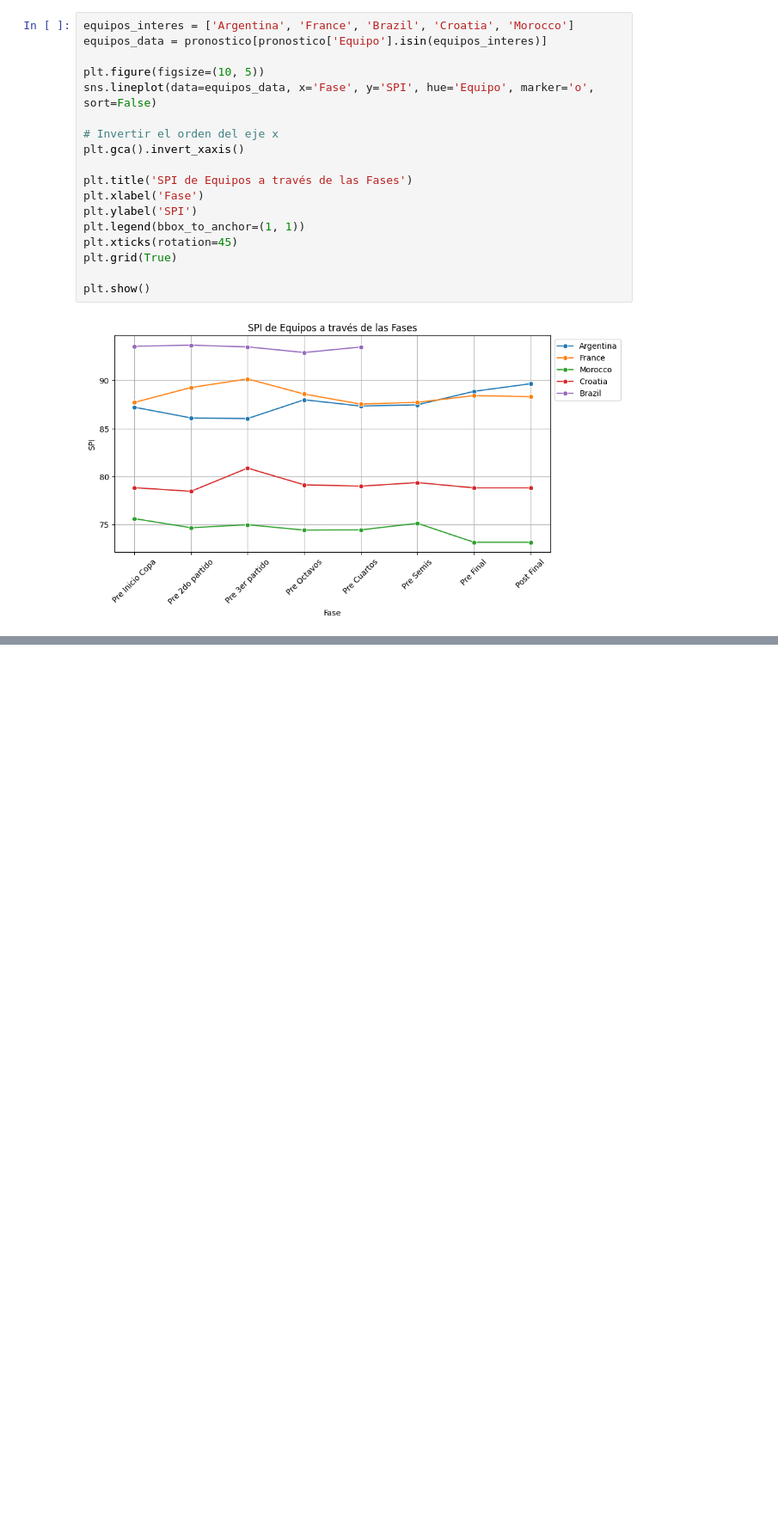
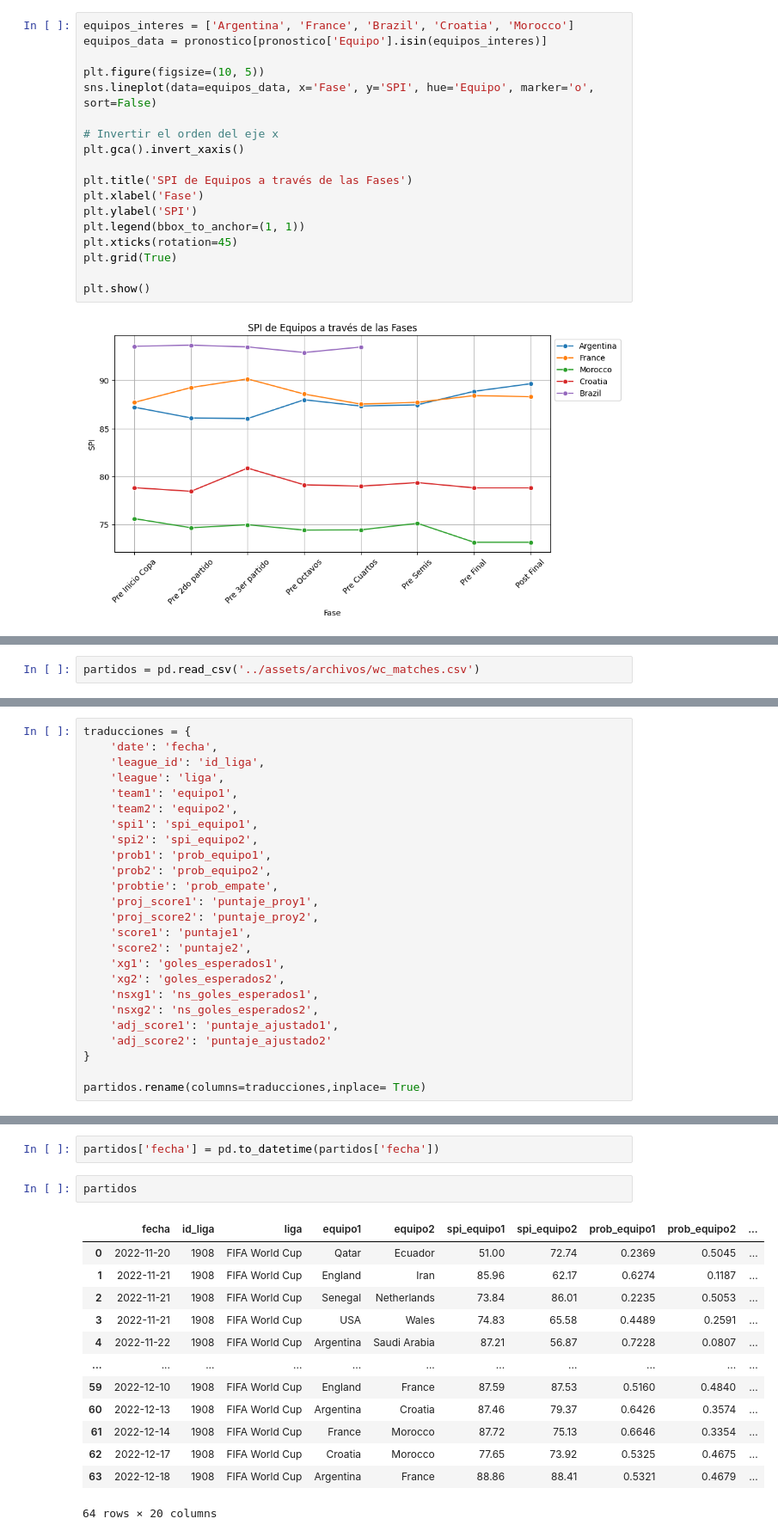
Before and after one commit to valenrosito/TP-Fundamentos_Ciencia_de_Datos, a Jupyter notebook: src/TP.ipynb, the cells around one changed output, grey strips where cells are left out. Shown at 86% size. Cells and saved outputs as stored; diff of their text form; blank space fills up the shorter version.

Commit message:
Carga de partido y limpieza del dataset

```diff
--- a/src/TP.ipynb
+++ b/src/TP.ipynb
@@ -143,0 +148,2 @@ plt.show()
+# %%
+partidos = pd.read_csv('../assets/archivos/wc_matches.csv')
@@ -143,0 +154,25 @@ plt.show()
+# %%
+traducciones = {
+    'date': 'fecha',
+    'league_id': 'id_liga',
+    'league': 'liga',
+    'team1': 'equipo1',
+    'team2': 'equipo2',
+    'spi1': 'spi_equipo1',
+    'spi2': 'spi_equipo2',
+    'prob1': 'prob_equipo1',
+    'prob2': 'prob_equipo2',
+    'probtie': 'prob_empate',
+    'proj_score1': 'puntaje_proy1',
+    'proj_score2': 'puntaje_proy2',
+    'score1': 'puntaje1',
+    'score2': 'puntaje2',
+    'xg1': 'goles_esperados1',
+    'xg2': 'goles_esperados2',
+    'nsxg1': 'ns_goles_esperados1',
+    'nsxg2': 'ns_goles_esperados2',
+    'adj_score1': 'puntaje_ajustado1',
+    'adj_score2': 'puntaje_ajustado2'
+}
+
+partidos.rename(columns=traducciones,inplace= True)
@@ -143,0 +204,18 @@ plt.show()
+# %%
+partidos['fecha'] = pd.to_datetime(partidos['fecha'])
+# %%
+partidos
+# %% [output]
+|  | fecha | id_liga | liga | equipo1 | equipo2 | spi_equipo1 | spi_equipo2 | prob_equipo1 | prob_equipo2 | ... |
+| 0 | 2022-11-20 | 1908 | FIFA World Cup | Qatar | Ecuador | 51.00 | 72.74 | 0.2369 | 0.5045 | ... |
+| 1 | 2022-11-21 | 1908 | FIFA World Cup | England | Iran | 85.96 | 62.17 | 0.6274 | 0.1187 | ... |
+| 2 | 2022-11-21 | 1908 | FIFA World Cup | Senegal | Netherlands | 73.84 | 86.01 | 0.2235 | 0.5053 | ... |
+| 3 | 2022-11-21 | 1908 | FIFA World Cup | USA | Wales | 74.83 | 65.58 | 0.4489 | 0.2591 | ... |
+| 4 | 2022-11-22 | 1908 | FIFA World Cup | Argentina | Saudi Arabia | 87.21 | 56.87 | 0.7228 | 0.0807 | ... |
+| ... | ... | ... | ... | ... | ... | ... | ... | ... | ... | ... |
+| 59 | 2022-12-10 | 1908 | FIFA World Cup | England | France | 87.59 | 87.53 | 0.5160 | 0.4840 | ... |
+| 60 | 2022-12-13 | 1908 | FIFA World Cup | Argentina | Croatia | 87.46 | 79.37 | 0.6426 | 0.3574 | ... |
+| 61 | 2022-12-14 | 1908 | FIFA World Cup | France | Morocco | 87.72 | 75.13 | 0.6646 | 0.3354 | ... |
+| 62 | 2022-12-17 | 1908 | FIFA World Cup | Croatia | Morocco | 77.65 | 73.92 | 0.5325 | 0.4675 | ... |
+| 63 | 2022-12-18 | 1908 | FIFA World Cup | Argentina | France | 88.86 | 88.41 | 0.5321 | 0.4679 | ... |
+64 rows × 20 columns
```
Also changed, not shown: parts of 6 cells of this notebook.
